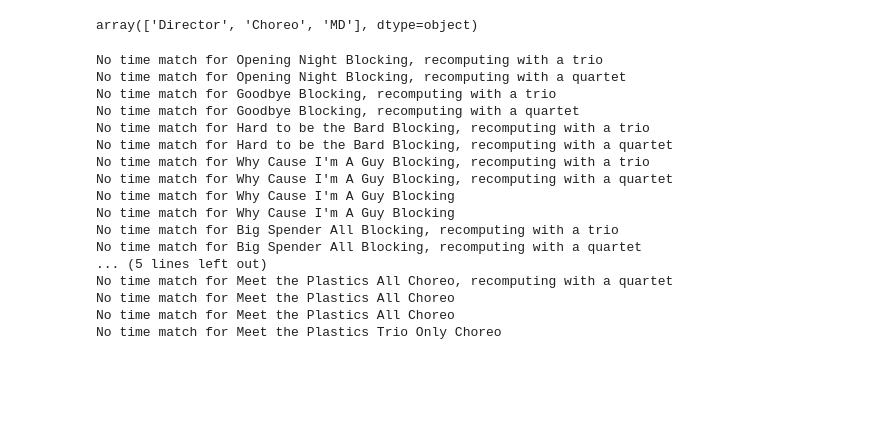
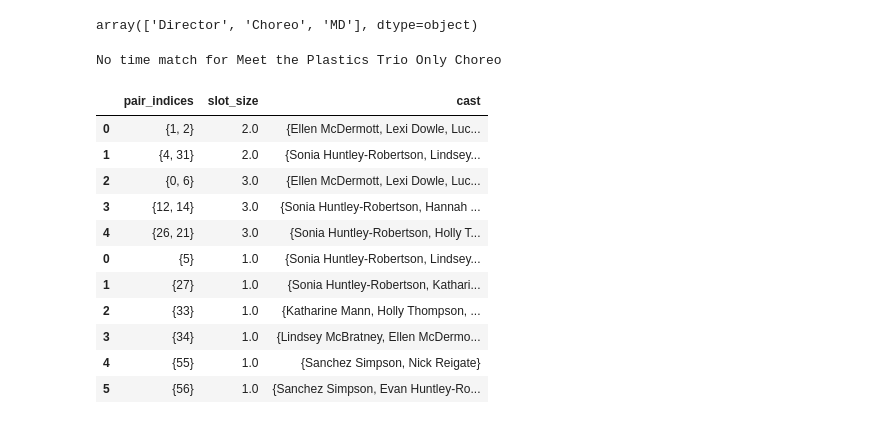
Before and after one commit to caralynch/Song_scheduler, a Jupyter notebook: brouillon.ipynb, the cells around one changed output. Saved outputs shown, nothing was run; the diff lists cells and outputs as text; code cells hidden in the pictures; blank space fills up the shorter version.

```diff
--- a/brouillon.ipynb
+++ b/brouillon.ipynb
@@ -295,23 +286,24 @@ for rehearsal_lead in rehearsal_leads:
 
     # full slots are fine, need to find pairings for partial slots
     rehearsals[rehearsal_lead] = find_partial_slot_pairings(separated_slots['partial_slots'])
-    rehearsals[rehearsal_lead]['full_slots'] = separated_slots['full_slots']
+    full_slots = separated_slots['full_slots'].reset_index().rename(columns={'index': 'pair_indices'})
+    full_slots.pair_indices = full_slots.pair_indices.apply(single_set)
+    rehearsals[rehearsal_lead]['full_slots'] = full_slots
 # %% [output]
-No time match for Opening Night Blocking, recomputing with a trio
-No time match for Opening Night Blocking, recomputing with a quartet
-No time match for Goodbye Blocking, recomputing with a trio
-No time match for Goodbye Blocking, recomputing with a quartet
-No time match for Hard to be the Bard Blocking, recomputing with a trio
-No time match for Hard to be the Bard Blocking, recomputing with a quartet
-No time match for Why Cause I'm A Guy Blocking, recomputing with a trio
-No time match for Why Cause I'm A Guy Blocking, recomputing with a quartet
-No time match for Why Cause I'm A Guy Blocking
-No time match for Why Cause I'm A Guy Blocking
-No time match for Big Spender All Blocking, recomputing with a trio
-No time match for Big Spender All Blocking, recomputing with a quartet
-... (5 lines left out)
-No time match for Meet the Plastics All Choreo, recomputing with a quartet
-No time match for Meet the Plastics All Choreo
-No time match for Meet the Plastics All Choreo
 No time match for Meet the Plastics Trio Only Choreo
+# %%
+pd.concat((rehearsals['Director']['paired'], rehearsals['Director']['full_slots']), join='inner')
+# %% [output]
+|  | pair_indices | slot_size | cast |
+| 0 | {1, 2} | 2.0 | {Ellen McDermott, Lexi Dowle, Luc... |
+| 1 | {4, 31} | 2.0 | {Sonia Huntley-Robertson, Lindsey... |
+| 2 | {0, 6} | 3.0 | {Ellen McDermott, Lexi Dowle, Luc... |
+| 3 | {12, 14} | 3.0 | {Sonia Huntley-Robertson, Hannah ... |
+| 4 | {26, 21} | 3.0 | {Sonia Huntley-Robertson, Holly T... |
+| 0 | {5} | 1.0 | {Sonia Huntley-Robertson, Lindsey... |
+| 1 | {27} | 1.0 | {Sonia Huntley-Robertson, Kathari... |
+| 2 | {33} | 1.0 | {Katharine Mann, Holly Thompson, ... |
+| 3 | {34} | 1.0 | {Lindsey McBratney, Ellen McDermo... |
+| 4 | {55} | 1.0 | {Sanchez Simpson, Nick Reigate} |
+| 5 | {56} | 1.0 | {Sanchez Simpson, Evan Huntley-Ro... |
 # %%
```
Also changed, not shown: parts of 6 cells of this notebook.
